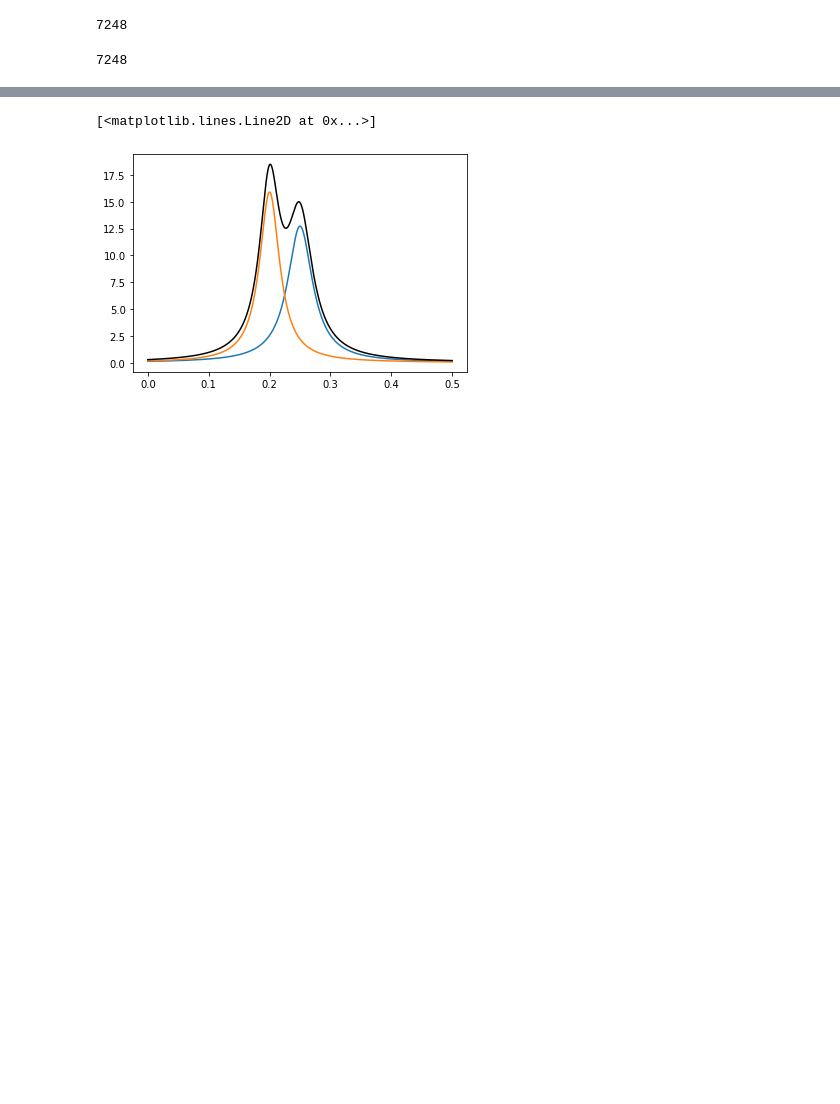
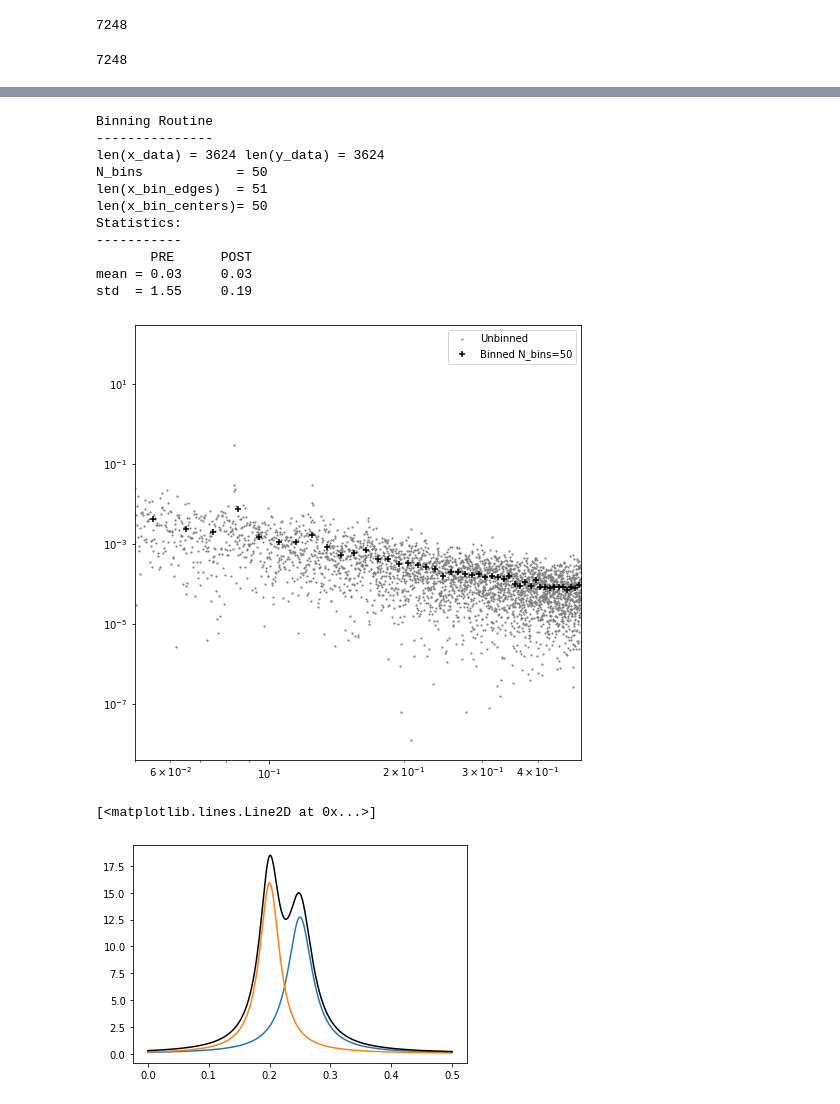
Before and after one commit to nx1/clear_skies, a Jupyter notebook: notebooks/exploratory.ipynb, the cells around one changed output, grey strips where cells are left out. Cells and saved outputs as stored; diff of their text form; code cells hidden in the pictures; blank space fills up the shorter version.

Commit message:
added binning

```diff
--- a/notebooks/exploratory.ipynb
+++ b/notebooks/exploratory.ipynb
@@ -163,3 +167,53 @@ plt.show()
+# %%
+def bin_data(x_data, y_data, N_bins=100):
+    print('Binning Routine')
+    print('---------------')
+    print(f'len(x_data) = {len(x_data)} len(y_data) = {len(y_data)}')
+    print(f'N_bins            = {N_bins}')
+    x_bin_edges = np.linspace(min(x_data), max(x_data), N_bins+1)  # Define 3 bins (4 edges)
+    x_bin_centers = 0.5 * (x_bin_edges[1:] + x_bin_edges[:-1])
+    x_bin_indices = np.digitize(x_data, x_bin_edges)
+    bin_means = [y_data[x_bin_indices == i].mean() for i in range(1, N_bins+1)]
+
+    print(f'len(x_bin_edges)  = {len(x_bin_edges)}')
+    print(f'len(x_bin_centers)= {len(x_bin_centers)}')
+
+    x_data_binned = x_bin_centers
+    y_data_binned = bin_means
+
+    print('Statistics:')
+    print('-----------')
+    print(f'       PRE      POST')
+    print(f'mean = {np.mean(y_data):.2f}     {np.mean(bin_means):.2f}')
+    print(f'std  = {np.std(y_data):.2f}     {np.std(bin_means):.2f}')
+
+
+
+    return x_data_binned, y_data_binned
+
+N_bins = 50
+freqs_binned, psd_binned = bin_data(freqs, psd, N_bins=N_bins)
+
+plt.figure(figsize=(8,8))
+plt.scatter(freqs, psd, s=5, marker='.',color='grey', label='Unbinned')
+plt.scatter(freqs_binned, psd_binned, s=30, color='black', marker='+', label=f'Binned N_bins={N_bins}')
+plt.legend()
+plt.loglog()
+plt.xlim(0.5e-1, max(freqs))
+plt.show()
+# %% [output]
+Binning Routine
+---------------
+len(x_data) = 3624 len(y_data) = 3624
+N_bins            = 50
+len(x_bin_edges)  = 51
+len(x_bin_centers)= 50
+Statistics:
+-----------
+       PRE      POST
+mean = 0.03     0.03
+std  = 1.55     0.19
+[figure, added]
 # %%
 # Lorentzian decomposition of power spectra
 # %%
```
Also changed, not shown: parts of 2 cells of this notebook, 1 other file.
